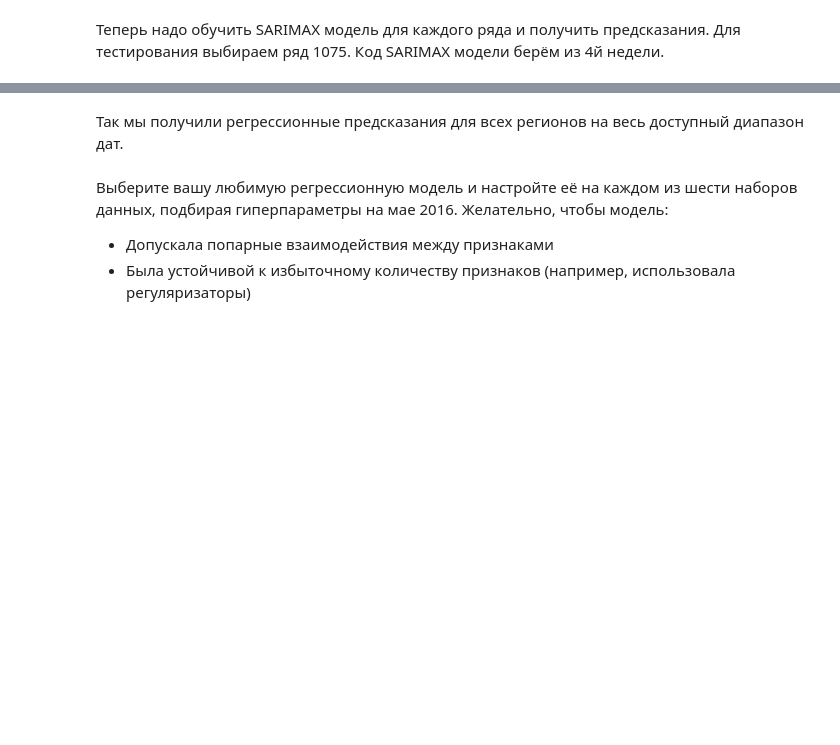
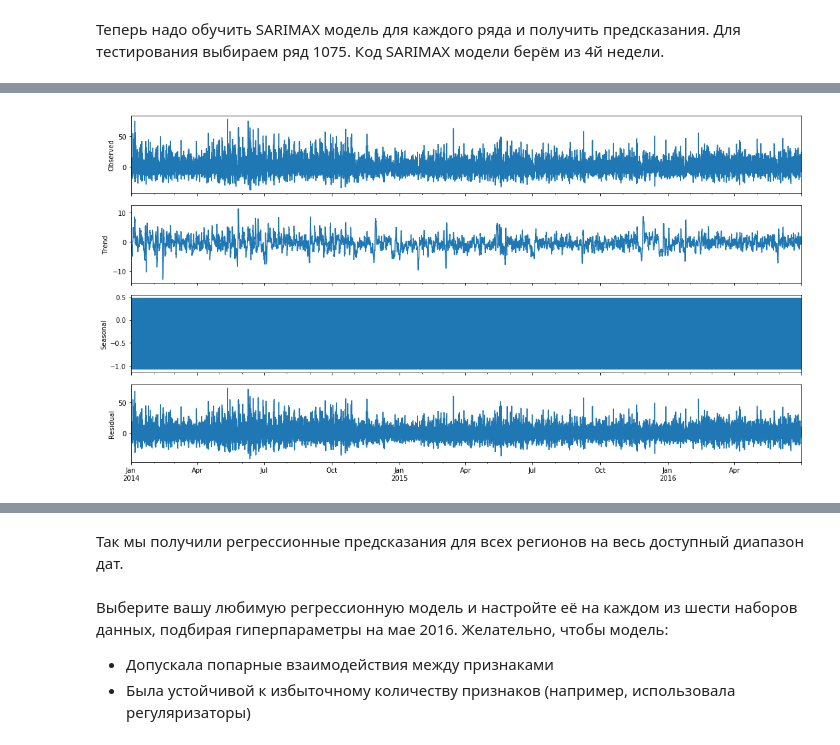
Before and after one commit to PhySci/projectNYtaxi, a Jupyter notebook: week5/week 5-3.ipynb, the cells around one changed output, grey strips where cells are left out. Drawn from its saved outputs; the diff is of its cells as text; code cells hidden in the pictures; blank space fills up the shorter version.

```diff
--- a/week5/week 5-3.ipynb
+++ b/week5/week 5-3.ipynb
@@ -422,2 +357,5 @@ AttributeError: 'DataFrame' object has no attribute 'regressor1'
 # %%
-sm.tsa.seasonal_decompose(endog-exog).plot()
+s = sm.tsa.seasonal_decompose(res);
+s.plot();
+# %% [output]
+[figure, added]
```
Also changed, not shown: parts of 26 cells of this notebook, 2 other files.
